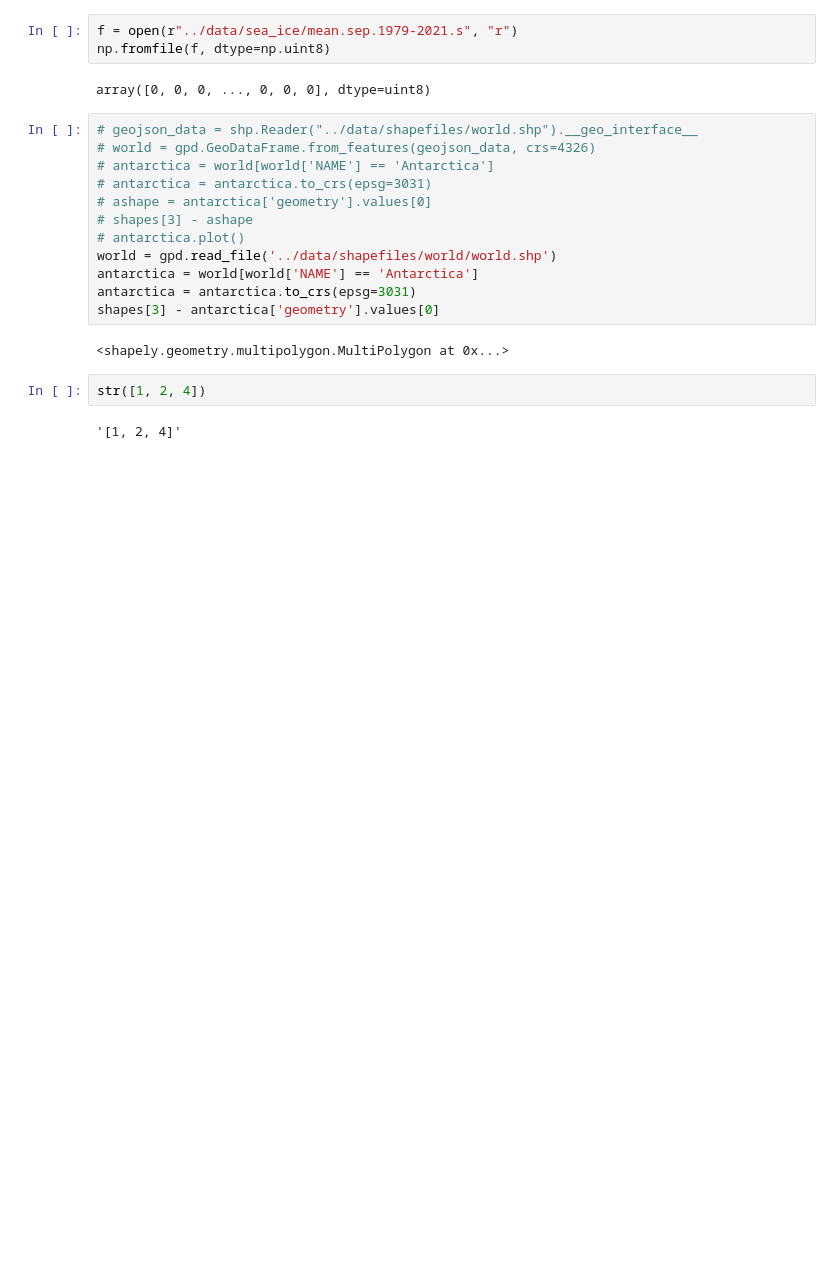
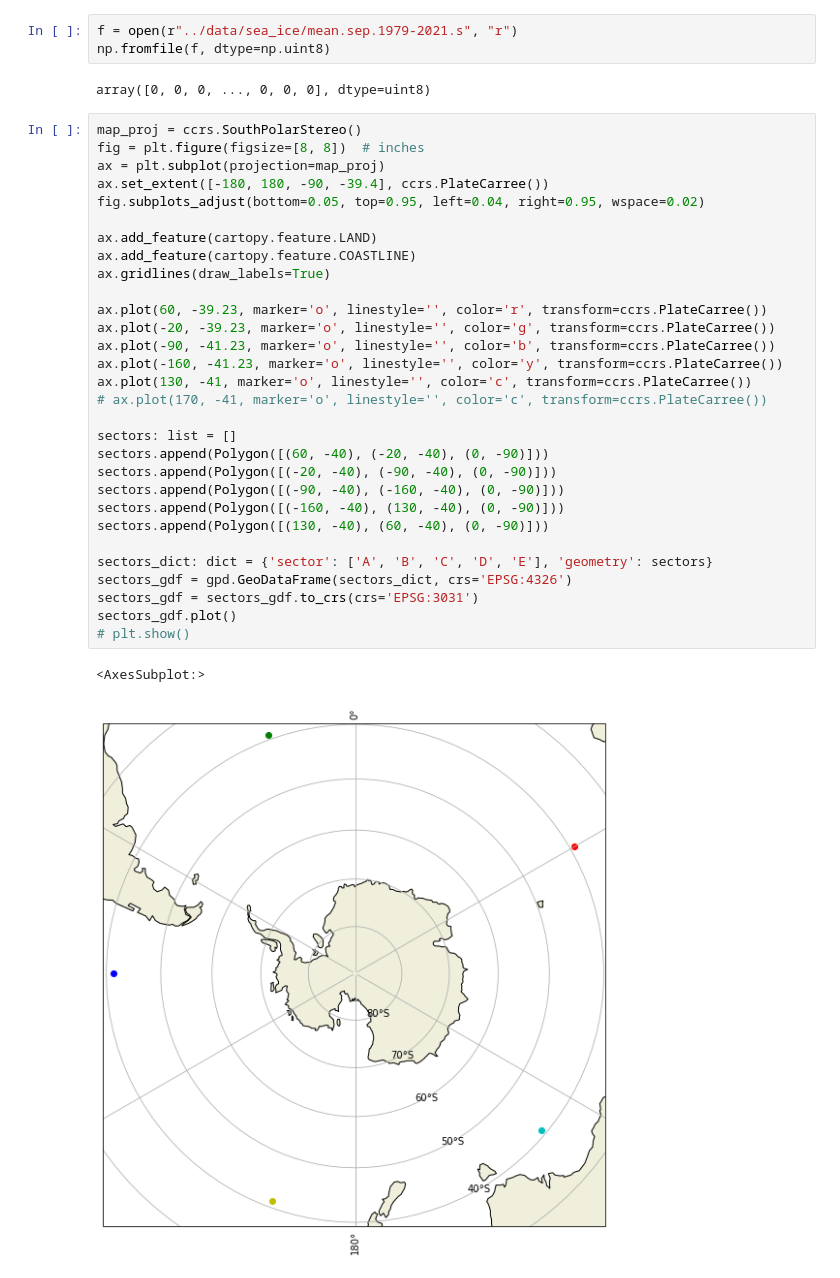
Before and after one commit to ayushnag/sophy, a Jupyter notebook: db/sophy_db.ipynb, the cells around one changed output. Cells and saved outputs as stored; diff of their text form; blank space fills up the shorter version.

```diff
--- a/db/sophy_db.ipynb
+++ b/db/sophy_db.ipynb
@@ -220,21 +127,36 @@ f = open(r"../data/sea_ice/mean.sep.1979-2021.s", "r")
 np.fromfile(f, dtype=np.uint8)
 # %% [output]
 array([0, 0, 0, ..., 0, 0, 0], dtype=uint8)
-# %%
-# geojson_data = shp.Reader("../data/shapefiles/world.shp").__geo_interface__
-# world = gpd.GeoDataFrame.from_features(geojson_data, crs=4326)
-# antarctica = world[world['NAME'] == 'Antarctica']
-# antarctica = antarctica.to_crs(epsg=3031)
-# ashape = antarctica['geometry'].values[0]
-# shapes[3] - ashape
-# antarctica.plot()
-world = gpd.read_file('../data/shapefiles/world/world.shp')
-antarctica = world[world['NAME'] == 'Antarctica']
-antarctica = antarctica.to_crs(epsg=3031)
-shapes[3] - antarctica['geometry'].values[0]
-# %% [output]
-<shapely.geometry.multipolygon.MultiPolygon at 0x...>
-# %%
-str([1, 2, 4])
-# %% [output]
-'[1, 2, 4]'
+# %%
+map_proj = ccrs.SouthPolarStereo()
+fig = plt.figure(figsize=[8, 8])  # inches
+ax = plt.subplot(projection=map_proj)
+ax.set_extent([-180, 180, -90, -39.4], ccrs.PlateCarree())
+fig.subplots_adjust(bottom=0.05, top=0.95, left=0.04, right=0.95, wspace=0.02)
+
+ax.add_feature(cartopy.feature.LAND)
+ax.add_feature(cartopy.feature.COASTLINE)
+ax.gridlines(draw_labels=True)
+
+ax.plot(60, -39.23, marker='o', linestyle='', color='r', transform=ccrs.PlateCarree())
+ax.plot(-20, -39.23, marker='o', linestyle='', color='g', transform=ccrs.PlateCarree())
+ax.plot(-90, -41.23, marker='o', linestyle='', color='b', transform=ccrs.PlateCarree())
+ax.plot(-160, -41.23, marker='o', linestyle='', color='y', transform=ccrs.PlateCarree())
+ax.plot(130, -41, marker='o', linestyle='', color='c', transform=ccrs.PlateCarree())
+# ax.plot(170, -41, marker='o', linestyle='', color='c', transform=ccrs.PlateCarree())
+
+sectors: list = []
+sectors.append(Polygon([(60, -40), (-20, -40), (0, -90)]))
+sectors.append(Polygon([(-20, -40), (-90, -40), (0, -90)]))
+sectors.append(Polygon([(-90, -40), (-160, -40), (0, -90)]))
+sectors.append(Polygon([(-160, -40), (130, -40), (0, -90)]))
+sectors.append(Polygon([(130, -40), (60, -40), (0, -90)]))
+
+sectors_dict: dict = {'sector': ['A', 'B', 'C', 'D', 'E'], 'geometry': sectors}
+sectors_gdf = gpd.GeoDataFrame(sectors_dict, crs='EPSG:4326')
+sectors_gdf = sectors_gdf.to_crs(crs='EPSG:3031')
+sectors_gdf.plot()
+# plt.show()
+# %% [output]
+<AxesSubplot:>
+[figure, added]
```
Also changed, not shown: parts of 13 cells of this notebook, 8 other files.
